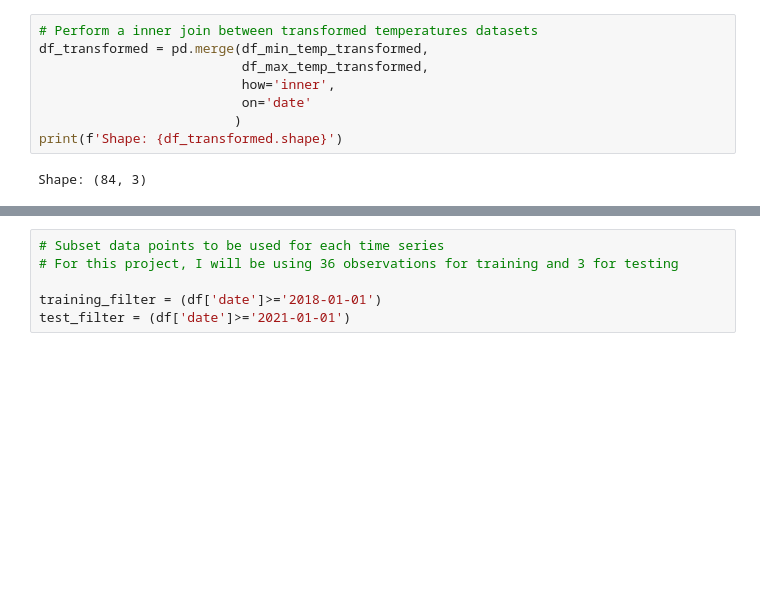
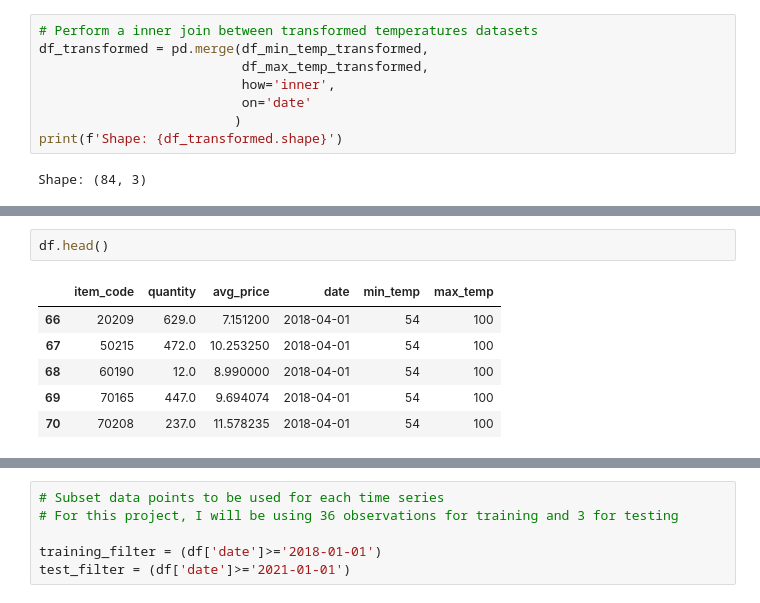
Before and after one commit to brosales8/sales_forecasting, a Jupyter notebook: Capstone Project.ipynb, the cells around one changed output, grey strips where cells are left out. Drawn from its saved outputs; the diff is of its cells as text; blank space fills up the shorter version.

```diff
--- a/Capstone Project.ipynb
+++ b/Capstone Project.ipynb
@@ -195,0 +199,9 @@ Item: 70271, Data Points:36, Le Contesse, Pinot Noir Rose Brut
+# %%
+df.head()
+# %% [output]
+|  | item_code | quantity | avg_price | date | min_temp | max_temp |
+| 66 | 20209 | 629.0 | 7.151200 | 2018-04-01 | 54 | 100 |
+| 67 | 50215 | 472.0 | 10.253250 | 2018-04-01 | 54 | 100 |
+| 68 | 60190 | 12.0 | 8.990000 | 2018-04-01 | 54 | 100 |
+| 69 | 70165 | 447.0 | 9.694074 | 2018-04-01 | 54 | 100 |
+| 70 | 70208 | 237.0 | 11.578235 | 2018-04-01 | 54 | 100 |
```
Also changed, not shown: parts of 30 cells of this notebook.
